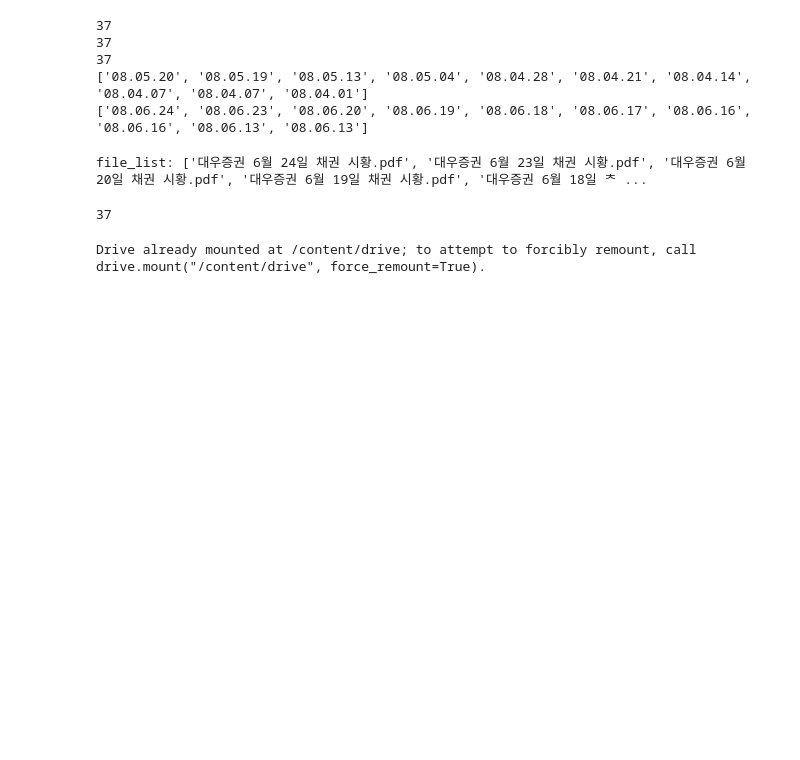
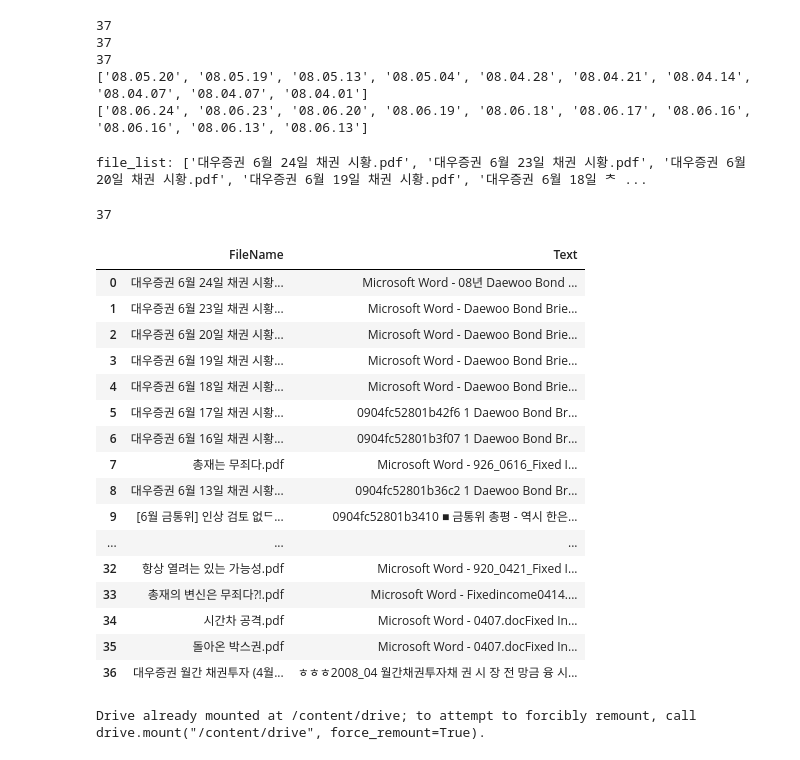
Before and after one commit to sunnyna/TIL, a Jupyter notebook: practice_bond_analysis_report_crawling.ipynb, the cells around one changed output. Saved outputs shown, nothing was run; the diff lists cells and outputs as text; code cells hidden in the pictures; blank space fills up the shorter version.

Commit message:
dataframe 까지 완료

```diff
--- a/practice_bond_analysis_report_crawling.ipynb
+++ b/practice_bond_analysis_report_crawling.ipynb
@@ -149,3 +147,26 @@ pdf_text.replace('\n', '|')
+# %%
+import pandas as pd
+
+df = pd.read_csv('/content/drive/My Drive/practice_list.csv')
+df
+# %% [output]
+|  | FileName | Text |
+| 0 | 대우증권 6월 24일 채권 시황... | Microsoft Word - 08년 Daewoo Bond ... |
+| 1 | 대우증권 6월 23일 채권 시황... | Microsoft Word - Daewoo Bond Brie... |
+| 2 | 대우증권 6월 20일 채권 시황... | Microsoft Word - Daewoo Bond Brie... |
+| 3 | 대우증권 6월 19일 채권 시황... | Microsoft Word - Daewoo Bond Brie... |
+| 4 | 대우증권 6월 18일 채권 시황... | Microsoft Word - Daewoo Bond Brie... |
+| 5 | 대우증권 6월 17일 채권 시황... | 0904fc52801b42f6 1 Daewoo Bond Br... |
+| 6 | 대우증권 6월 16일 채권 시황... | 0904fc52801b3f07 1 Daewoo Bond Br... |
+| 7 | 총재는 무죄다.pdf | Microsoft Word - 926_0616_Fixed I... |
+| 8 | 대우증권 6월 13일 채권 시황... | 0904fc52801b36c2 1 Daewoo Bond Br... |
+| 9 | [6월 금통위] 인상 검토 없ᄃ... | 0904fc52801b3410 ■ 금통위 총평 - 역시 한은... |
+| ... | ... | ... |
+| 32 | 항상 열려는 있는 가능성.pdf | Microsoft Word - 920_0421_Fixed I... |
+| 33 | 총재의 변신은 무죄다?!.pdf | Microsoft Word - Fixedincome0414.... |
+| 34 | 시간차 공격.pdf | Microsoft Word - 0407.docFixed In... |
+| 35 | 돌아온 박스권.pdf | Microsoft Word - 0407.docFixed In... |
+| 36 | 대우증권 월간 채권투자 (4월... | ㅎㅎㅎ2008_04 월간채권투자채 권 시 장 전 망금 융 시... |
 # %%
 from google.colab import drive
 drive.mount('/content/drive')
```
Also changed, not shown: parts of 1 cell of this notebook.
